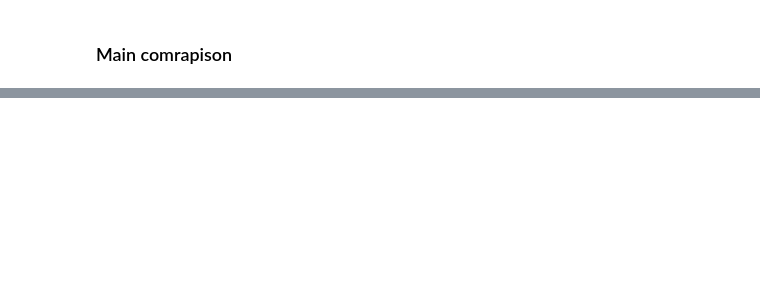
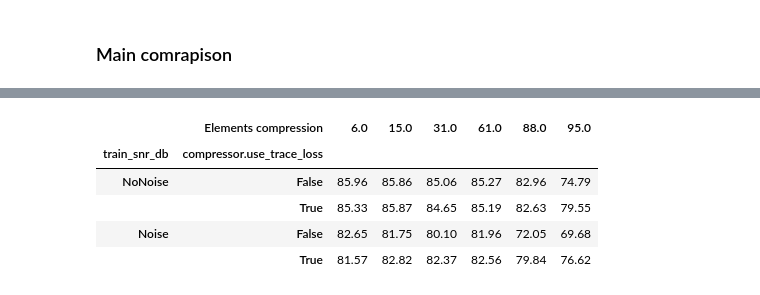
Before and after one commit to alessiodevoto/peekvit, a Jupyter notebook: result_processing_august.ipynb, the cells around one changed output, grey strips where cells are left out. Cells and saved outputs as stored; diff of their text form; code cells hidden in the pictures; blank space fills up the shorter version.

```diff
--- a/result_processing_august.ipynb
+++ b/result_processing_august.ipynb
@@ -357,0 +641,9 @@ plt.show()
+# %%
+pivot_df_mean.T
+# %% [output]
+|  | Elements compression | 6.0 | 15.0 | 31.0 | 61.0 | 88.0 | 95.0 |
+| train_snr_db | compressor.use_trace_loss |  |  |  |  |  |  |
+| NoNoise | False | 85.96 | 85.86 | 85.06 | 85.27 | 82.96 | 74.79 |
+|  | True | 85.33 | 85.87 | 84.65 | 85.19 | 82.63 | 79.55 |
+| Noise | False | 82.65 | 81.75 | 80.10 | 81.96 | 72.05 | 69.68 |
+|  | True | 81.57 | 82.82 | 82.37 | 82.56 | 79.84 | 76.62 |
```
Also changed, not shown: parts of 8 cells of this notebook, 10 other files.
